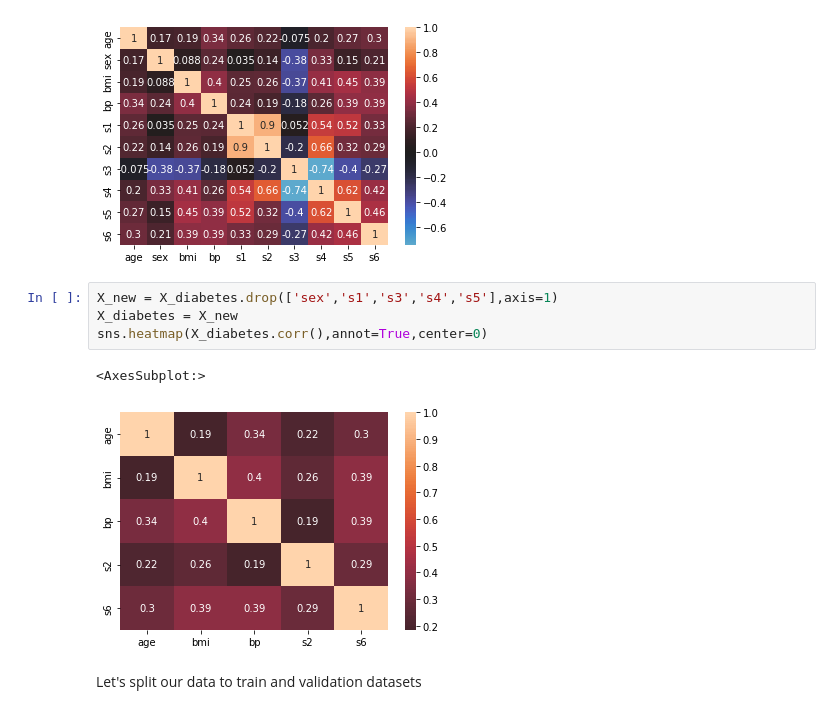
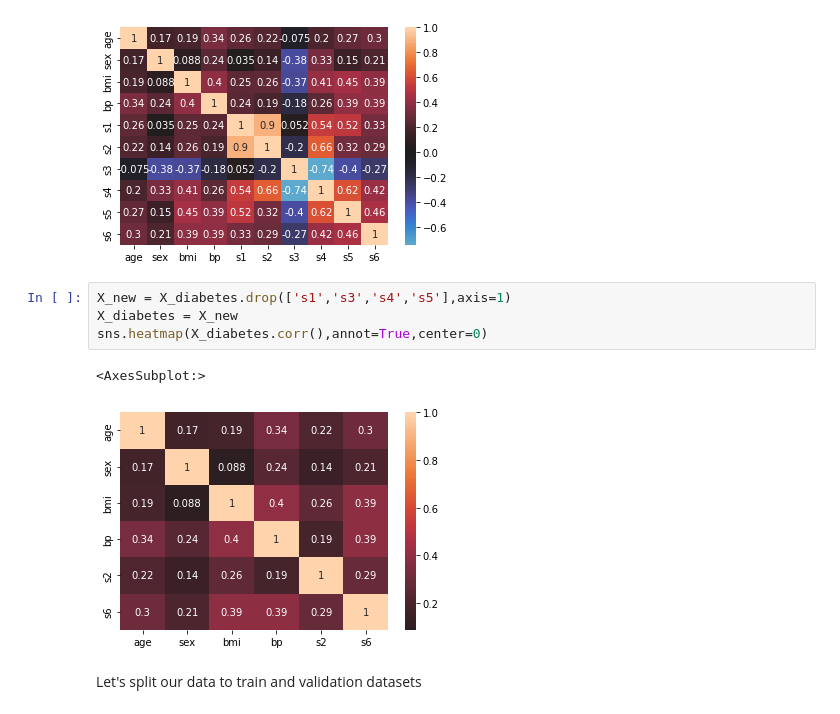
Before and after one commit to ex4ce/homework, a Jupyter notebook: overfitting_regularization.ipynb, the cells around one changed output. Drawn from its saved outputs; the diff is of its cells as text.

```diff
--- a/overfitting_regularization.ipynb
+++ b/overfitting_regularization.ipynb
@@ -377,12 +377,12 @@ sns.heatmap(X_diabetes.corr(),annot=True,center=0)
 <AxesSubplot:>
 [figure]
 # %%
-X_new = X_diabetes.drop(['sex','s1','s3','s4','s5'],axis=1)
+X_new = X_diabetes.drop(['s1','s3','s4','s5'],axis=1)
 X_diabetes = X_new
 sns.heatmap(X_diabetes.corr(),annot=True,center=0)
 # %% [output]
 <AxesSubplot:>
-[figure, old version]
+[figure, new version]
 # %% [markdown]
 Let's split our data to train and validation datasets
 # %%
```
Also changed, not shown: parts of 21 cells of this notebook.
